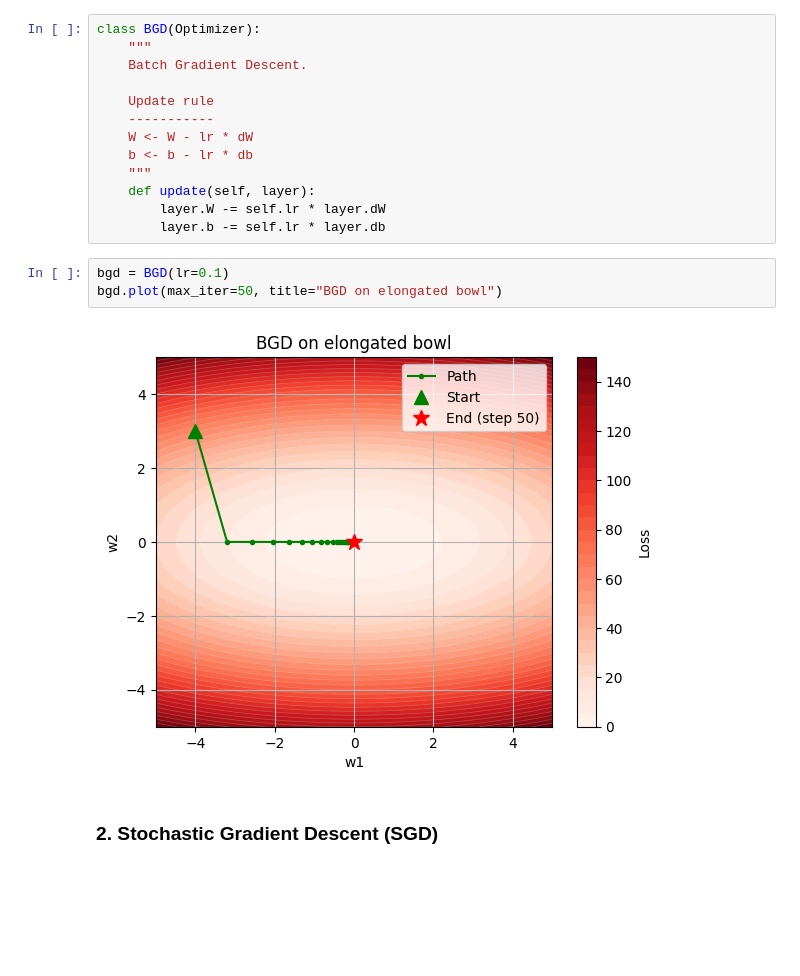
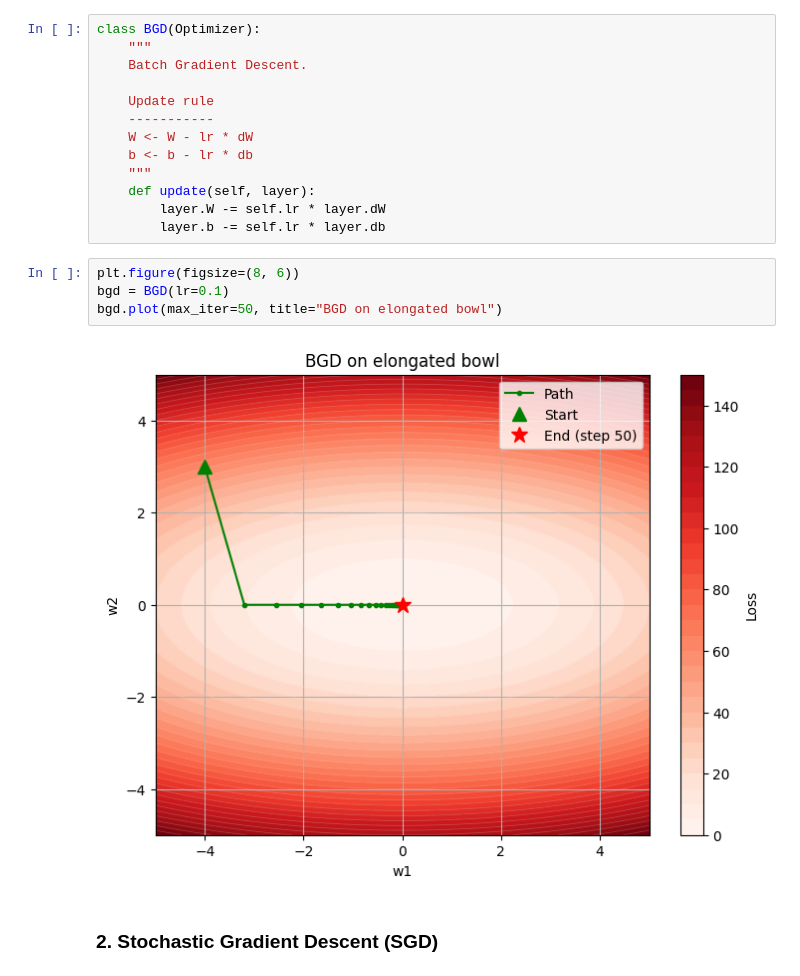
Before and after one commit to ikabrain/UCS761-Deep-Learning-Lab, a Jupyter notebook: DL_assign6.ipynb, the cells around one changed output. Drawn from its saved outputs; the diff is of its cells as text; blank space fills up the shorter version.

```diff
--- a/DL_assign6.ipynb
+++ b/DL_assign6.ipynb
@@ -136,10 +136,11 @@ class BGD(Optimizer):
         layer.W -= self.lr * layer.dW
         layer.b -= self.lr * layer.db
 # %%
+plt.figure(figsize=(8, 6))
 bgd = BGD(lr=0.1)
 bgd.plot(max_iter=50, title="BGD on elongated bowl")
 # %% [output]
-[figure, old version]
+[figure, new version]
 # %% [markdown]
 ### 2. Stochastic Gradient Descent (SGD)
 # %% [markdown]
```
Also changed, not shown: parts of 3 cells of this notebook.
